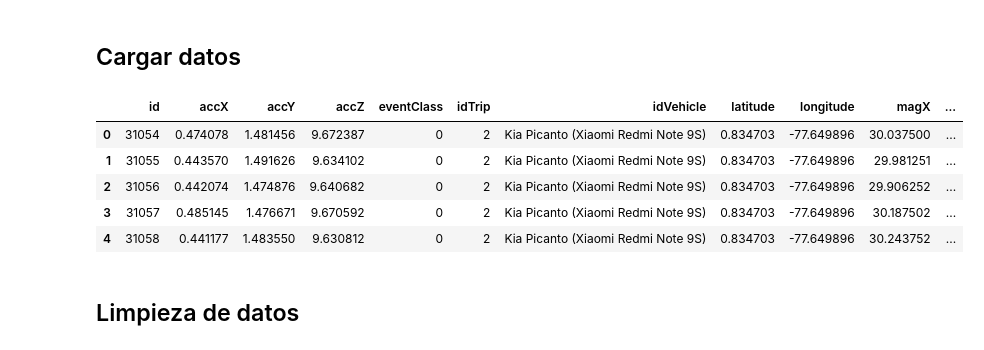
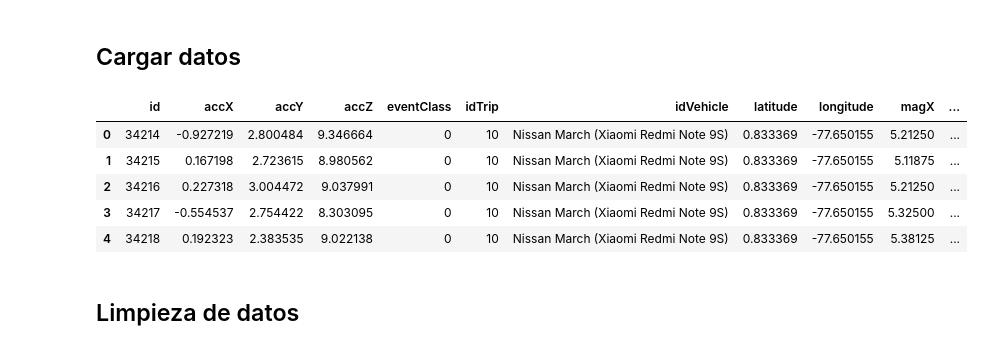
Before and after one commit to santiagoYps/ICRDSWeb, a Jupyter notebook: machine_learning/data_cleaning.ipynb, the cells around one changed output. Drawn from its saved outputs; the diff is of its cells as text; code cells hidden in the pictures.

```diff
--- a/machine_learning/data_cleaning.ipynb
+++ b/machine_learning/data_cleaning.ipynb
@@ -103,16 +103,16 @@ def line_chart(df, variable):
 # %% [markdown]
 ## Cargar datos
 # %%
-csv_name = "./data/smartphone_02-Feb-2022-19-57_aceleración repentina_Data-Muy3Q2oTXSwbX4Xkp8f.csv"
+csv_name = "./data/smartphone_02-Feb-2022-20-07_frenada repentina_Data-Mv2GkS5qm4edjQ9DFUt.csv"
 df = pd.read_csv(csv_name)
 df.head(5)
 # %% [output]
 |  | id | accX | accY | accZ | eventClass | idTrip | idVehicle | latitude | longitude | magX | ... |
-| 0 | 31054 | 0.474078 | 1.481456 | 9.672387 | 0 | 2 | Kia Picanto (Xiaomi Redmi Note 9S) | 0.834703 | -77.649896 | 30.037500 | ... |
-| 1 | 31055 | 0.443570 | 1.491626 | 9.634102 | 0 | 2 | Kia Picanto (Xiaomi Redmi Note 9S) | 0.834703 | -77.649896 | 29.981251 | ... |
-| 2 | 31056 | 0.442074 | 1.474876 | 9.640682 | 0 | 2 | Kia Picanto (Xiaomi Redmi Note 9S) | 0.834703 | -77.649896 | 29.906252 | ... |
-| 3 | 31057 | 0.485145 | 1.476671 | 9.670592 | 0 | 2 | Kia Picanto (Xiaomi Redmi Note 9S) | 0.834703 | -77.649896 | 30.187502 | ... |
-| 4 | 31058 | 0.441177 | 1.483550 | 9.630812 | 0 | 2 | Kia Picanto (Xiaomi Redmi Note 9S) | 0.834703 | -77.649896 | 30.243752 | ... |
+| 0 | 34214 | -0.927219 | 2.800484 | 9.346664 | 0 | 10 | Nissan March (Xiaomi Redmi Note 9S) | 0.833369 | -77.650155 | 5.21250 | ... |
+| 1 | 34215 | 0.167198 | 2.723615 | 8.980562 | 0 | 10 | Nissan March (Xiaomi Redmi Note 9S) | 0.833369 | -77.650155 | 5.11875 | ... |
+| 2 | 34216 | 0.227318 | 3.004472 | 9.037991 | 0 | 10 | Nissan March (Xiaomi Redmi Note 9S) | 0.833369 | -77.650155 | 5.21250 | ... |
+| 3 | 34217 | -0.554537 | 2.754422 | 8.303095 | 0 | 10 | Nissan March (Xiaomi Redmi Note 9S) | 0.833369 | -77.650155 | 5.32500 | ... |
+| 4 | 34218 | 0.192323 | 2.383535 | 9.022138 | 0 | 10 | Nissan March (Xiaomi Redmi Note 9S) | 0.833369 | -77.650155 | 5.38125 | ... |
 # %% [markdown]
 ## Limpieza de datos
 # %% [markdown]
```
Also changed, not shown: 2 other files.
